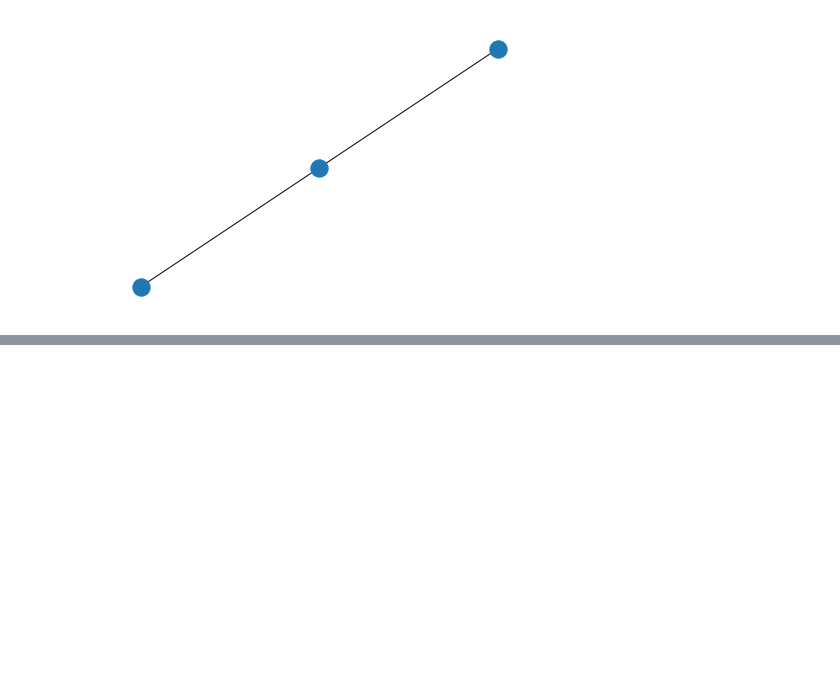
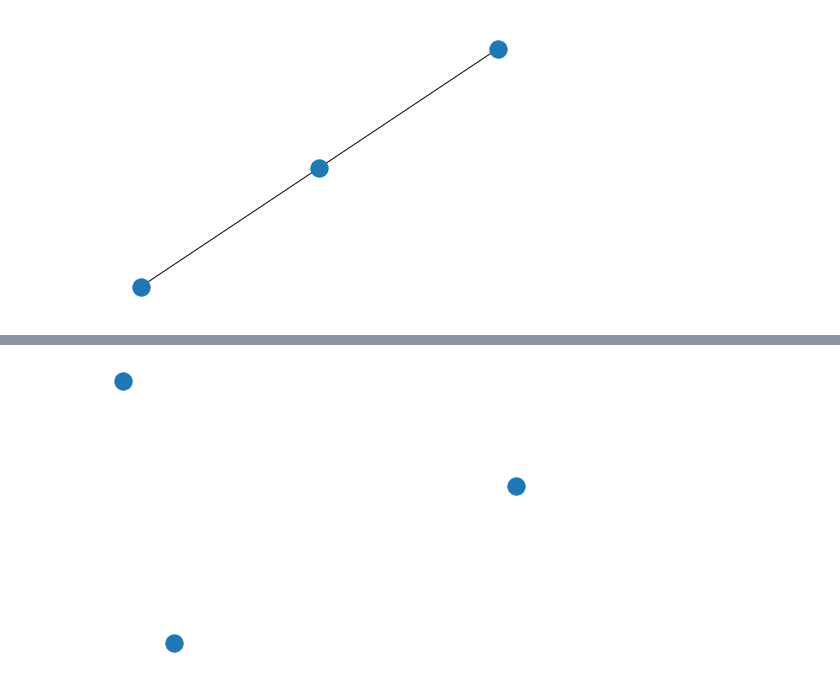
Before and after one commit to graphiq-dev/graphiq, a Jupyter notebook: examples/startup_guide/2_states.ipynb, the cells around one changed output, grey strips where cells are left out. Drawn from its saved outputs; the diff is of its cells as text; code cells hidden in the pictures; blank space fills up the shorter version.

Commit message:
added state conversions to states tutorial

```diff
--- a/examples/startup_guide/2_states.ipynb
+++ b/examples/startup_guide/2_states.ipynb
@@ -256,0 +268,10 @@ Graph with 3 nodes and 2 edges
+# %%
+""" Graph to density matrix"""
+import src.backends.state_representation_conversion as stc
+import src.visualizers.density_matrix as vdm
+
+linear3_g = nx.Graph([(1, 2), (2, 3)])  # Edge between node 1-2, node 2-3
+linear3_dm = stc.graph_to_density(linear3_g)
+
+nx.draw(linear3_g)
+vdm.density_matrix_bars(linear3_dm)
@@ -256,0 +292,7 @@ Graph with 3 nodes and 2 edges
+# %%
+# CAREFUL. density_to_graph is not an exact conversion for reasons explained above
+# If we change the threshold (even by a very small amount), the resulting graph may change
+linear3_graph_from_dm2 = nx.from_numpy_matrix(stc.density_to_graph(linear3_dm, threshold=0.5))
+nx.draw(linear3_graph_from_dm2)
+# %% [output]
+[figure, added]
```
Also changed, not shown: parts of 9 cells of this notebook.
